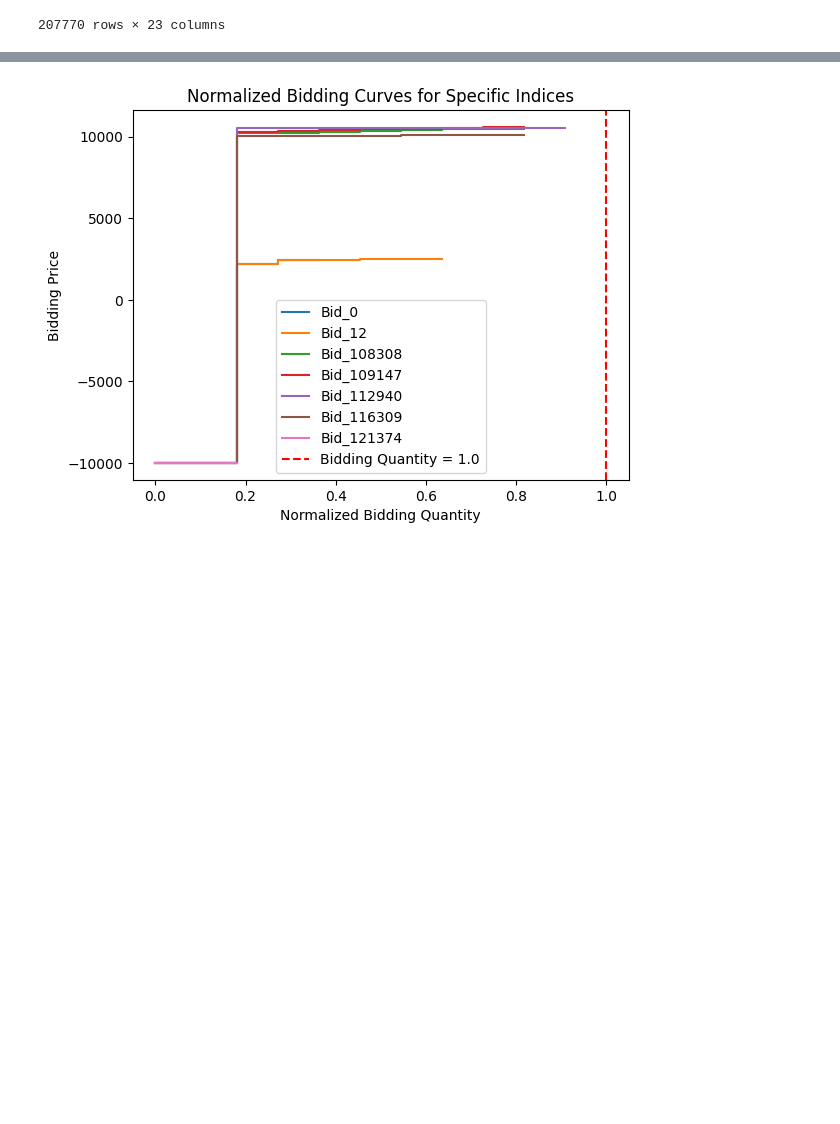
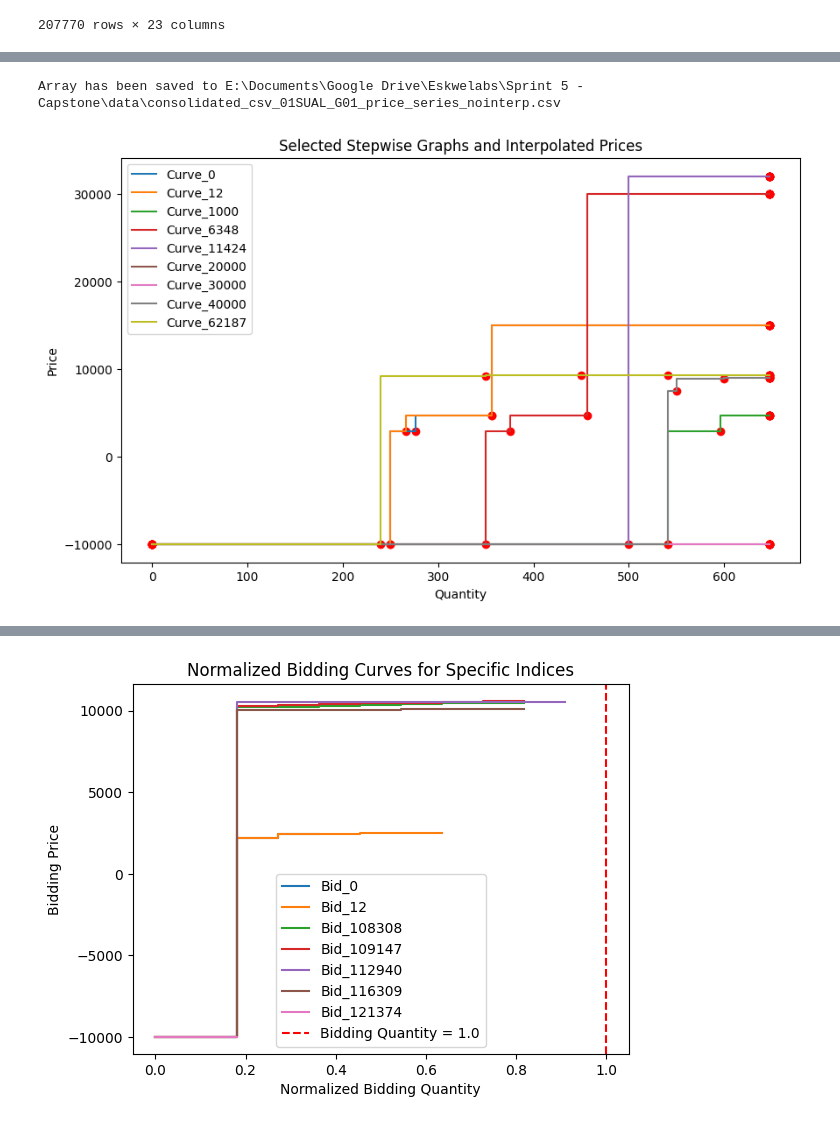
Before and after one commit to gbrosell/maroon-archers, a Jupyter notebook: K-medoids.ipynb, the cells around one changed output, grey strips where cells are left out. Saved outputs shown, nothing was run; the diff lists cells and outputs as text; code cells hidden in the pictures; blank space fills up the shorter version.

Commit message:
add modified montejof bid curve sampling code
- trying out using the actual points

```diff
--- a/K-medoids.ipynb
+++ b/K-medoids.ipynb
@@ -51,0 +54,9 @@ result_df
+# %%
+# Forward fill from the first non-null value in each row for the price columns
+result_df.loc[:, 'price1':'price11'] = result_df.loc[:, 'price1':'price11'].apply(lambda row: row.ffill(), axis=1)
+
+# Forward fill from the first non-null value in each row for the quantity columns
+result_df.loc[:, 'quantity1':'quantity11'] = result_df.loc[:, 'quantity1':'quantity11'].apply(lambda row: row.ffill(), axis=1)
+
+## TAKES 30 SECONDS TO RUN
+result_df
@@ -51,0 +77,5 @@ result_df
+# %%
+result_df.loc[:, 'run_time'] = result_df['run_time'].astype(str)
+# %%
+df_2022 = result_df[result_df['run_time'].str[6:10]=='2022']
+df_2022.head()
@@ -51,0 +152,31 @@ result_df
+# %%
+# # Specify the CSV file path
+csv_file_path = 'E:\Documents\Google Drive\Eskwelabs\Sprint 5 - Capstone\data\consolidated_csv_01SUAL_G01_price_series_nointerp.csv'
+
+# # Save the array to a CSV file
+np.savetxt(csv_file_path, price_series, delimiter=',')
+
+print(f"Array has been saved to {csv_file_path}")
+# %% [output]
+Array has been saved to E:\Documents\Google Drive\Eskwelabs\Sprint 5 - Capstone\data\consolidated_csv_01SUAL_G01_price_series_nointerp.csv
+# %%
+# Indices to plot (adjust as needed)
+indices_to_plot = [0, 12, 1000, 6348, 11424, 20000, 30000, 40000, 62187]
+# indices_to_plot = [6348]
+# %%
+# Plot only the selected stepwise curves on a single graph
+plt.figure(figsize=(10, 6))
+
+for i, (quantities, prices, intp_quantities, intp_prices) in enumerate(tqdm(zip(all_quantities, all_prices, all_intp_quantities, all_intp_prices), total=len(all_quantities), desc='Processing')):
+    if i in indices_to_plot:
+        plt.step(quantities, prices, where='pre', label=f'Curve_{i}')
+        plt.scatter(intp_quantities, intp_prices, color='red')
+
+# Customize the plot as needed
+plt.xlabel('Quantity')
+plt.ylabel('Price')
+plt.title('Selected Stepwise Graphs and Interpolated Prices')
+plt.legend()
+plt.show()
+# %% [output]
+[figure, added]
```
Also changed, not shown: parts of 8 cells of this notebook.
